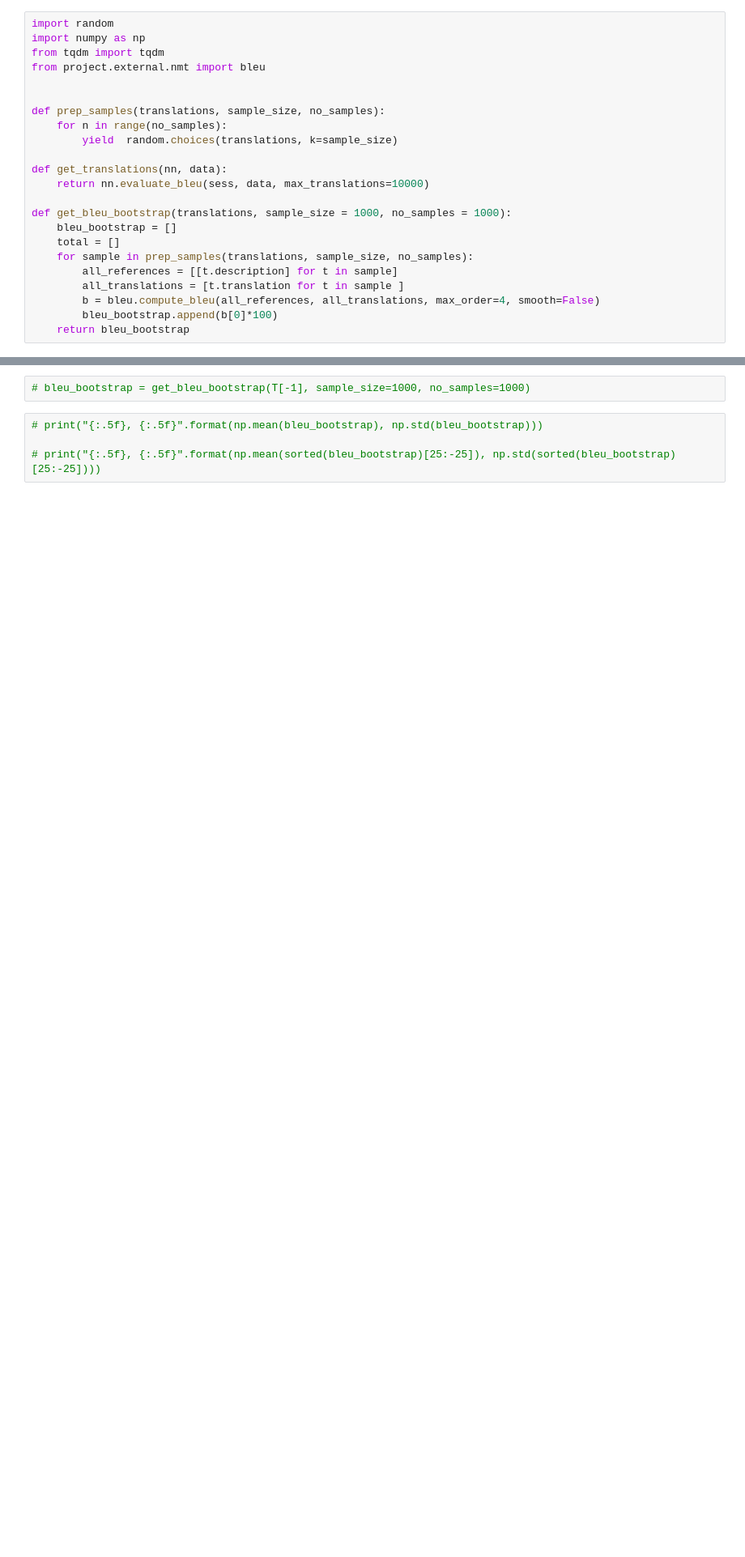
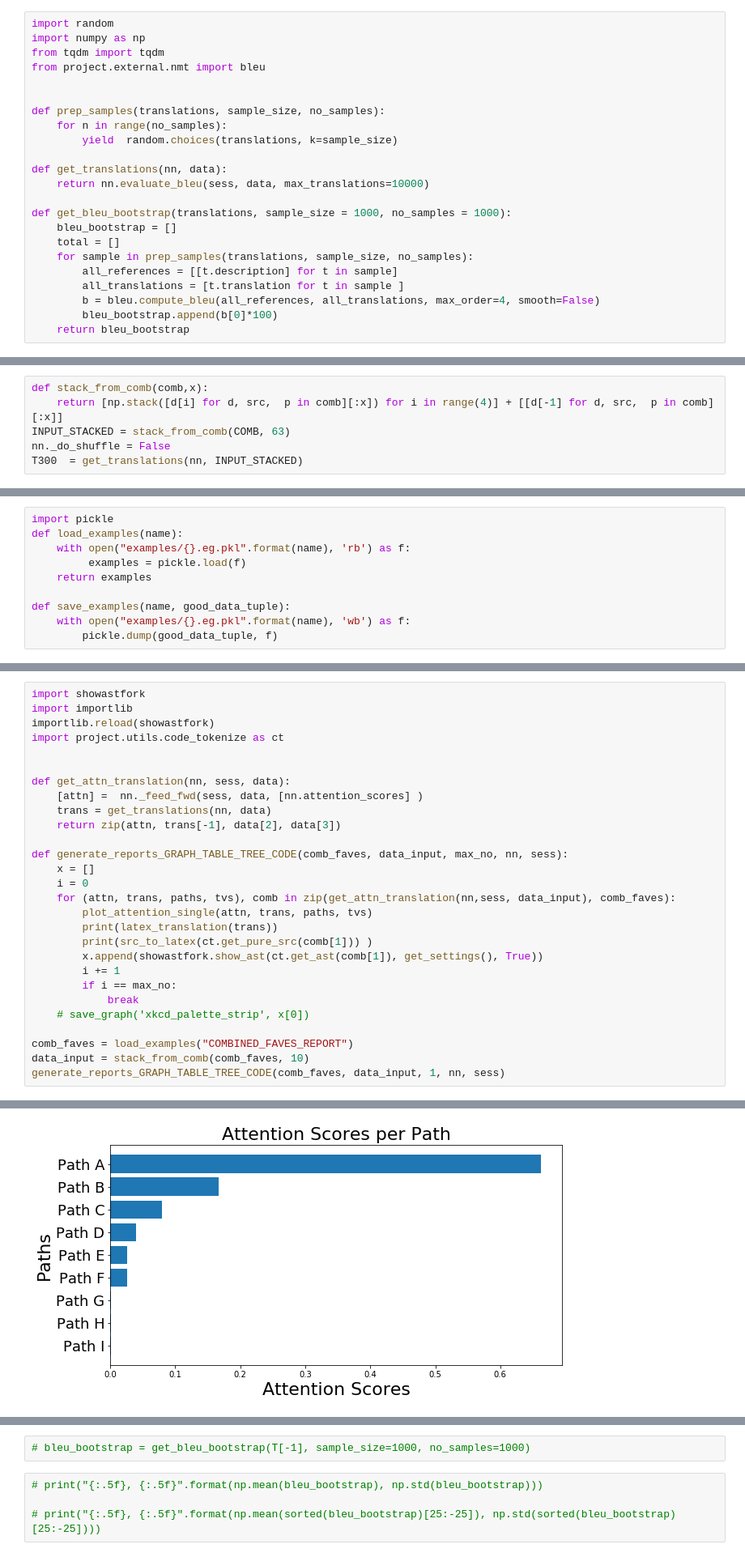
Before and after one commit to cdmatters/automatic_documentation, a Jupyter notebook: InvestigateC2V.ipynb, the cells around one changed output, grey strips where cells are left out. Shown: that part at 81% size. Saved outputs shown, nothing was run; the diff lists cells and outputs as text; blank space fills up the shorter version.

```diff
--- a/InvestigateC2V.ipynb
+++ b/InvestigateC2V.ipynb
@@ -46,0 +89,6 @@ def get_bleu_bootstrap(translations, sample_size = 1000, no_samples = 1000):
+# %%
+def stack_from_comb(comb,x):
+    return [np.stack([d[i] for d, src,  p in comb][:x]) for i in range(4)] + [[d[-1] for d, src,  p in comb][:x]]
+INPUT_STACKED = stack_from_comb(COMB, 63)
+nn._do_shuffle = False
+T300  = get_translations(nn, INPUT_STACKED)
@@ -46,0 +187,10 @@ def get_bleu_bootstrap(translations, sample_size = 1000, no_samples = 1000):
+# %%
+import pickle
+def load_examples(name):
+    with open("examples/{}.eg.pkl".format(name), 'rb') as f:
+         examples = pickle.load(f)
+    return examples
+
+def save_examples(name, good_data_tuple):
+    with open("examples/{}.eg.pkl".format(name), 'wb') as f:
+        pickle.dump(good_data_tuple, f)
@@ -46,0 +199,29 @@ def get_bleu_bootstrap(translations, sample_size = 1000, no_samples = 1000):
+# %%
+import showastfork
+import importlib
+importlib.reload(showastfork)
+import project.utils.code_tokenize as ct
+
+
+def get_attn_translation(nn, sess, data):
+    [attn] =  nn._feed_fwd(sess, data, [nn.attention_scores] )
+    trans = get_translations(nn, data)
+    return zip(attn, trans[-1], data[2], data[3])
+
+def generate_reports_GRAPH_TABLE_TREE_CODE(comb_faves, data_input, max_no, nn, sess):
+    x = []
+    i = 0
+    for (attn, trans, paths, tvs), comb in zip(get_attn_translation(nn,sess, data_input), comb_faves):
+        plot_attention_single(attn, trans, paths, tvs)
+        print(latex_translation(trans))
+        print(src_to_latex(ct.get_pure_src(comb[1])) )
+        x.append(showastfork.show_ast(ct.get_ast(comb[1]), get_settings(), True))
+        i += 1
+        if i == max_no:
+            break
+    # save_graph('xkcd_palette_strip', x[0])
+
+comb_faves = load_examples("COMBINED_FAVES_REPORT")
+data_input = stack_from_comb(comb_faves, 10)
+generate_reports_GRAPH_TABLE_TREE_CODE(comb_faves, data_input, 1, nn, sess)
+# %% [output]
@@ -46,0 +239 @@ def get_bleu_bootstrap(translations, sample_size = 1000, no_samples = 1000):
+[figure, added]
```
Also changed, not shown: parts of 23 cells of this notebook.
